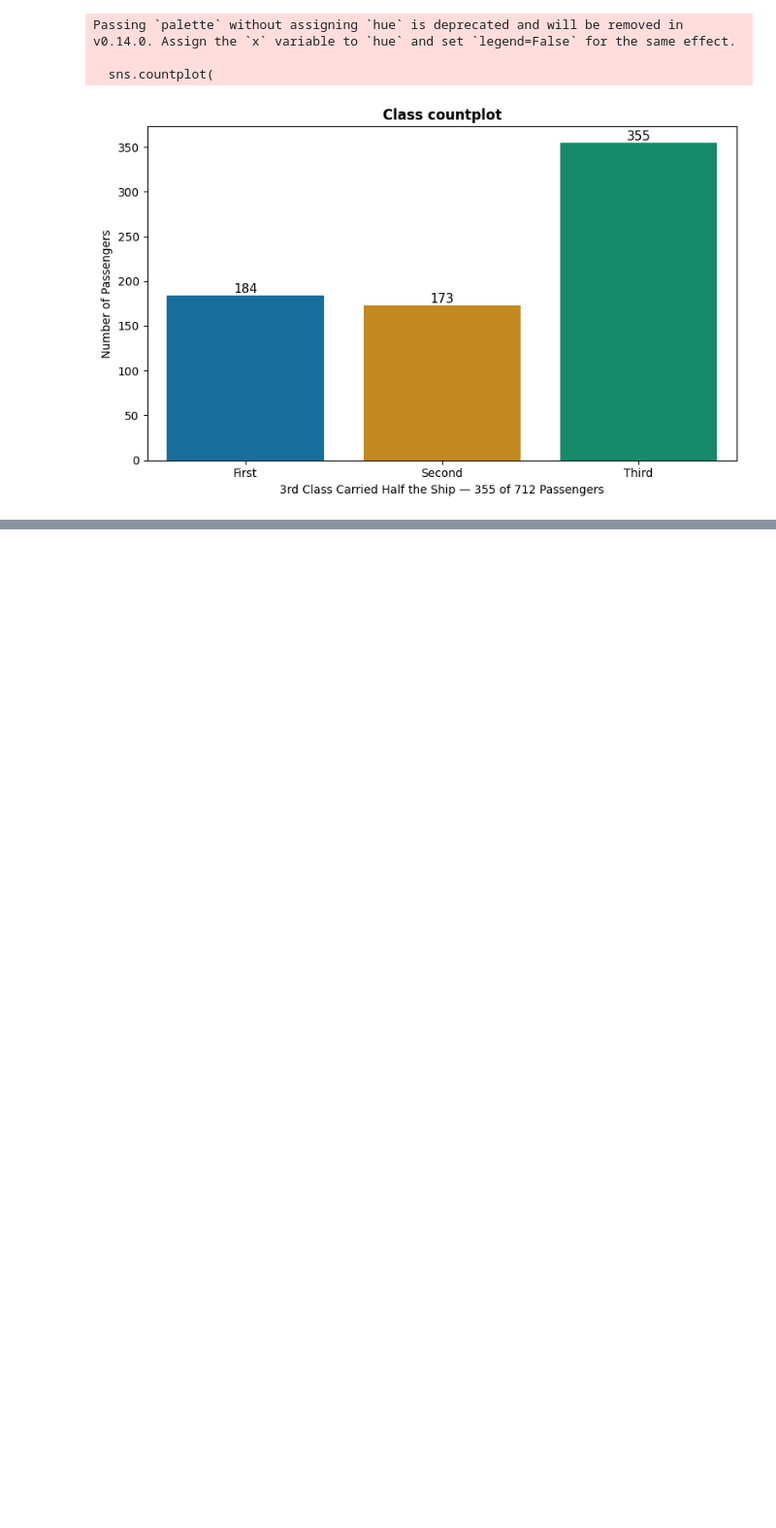
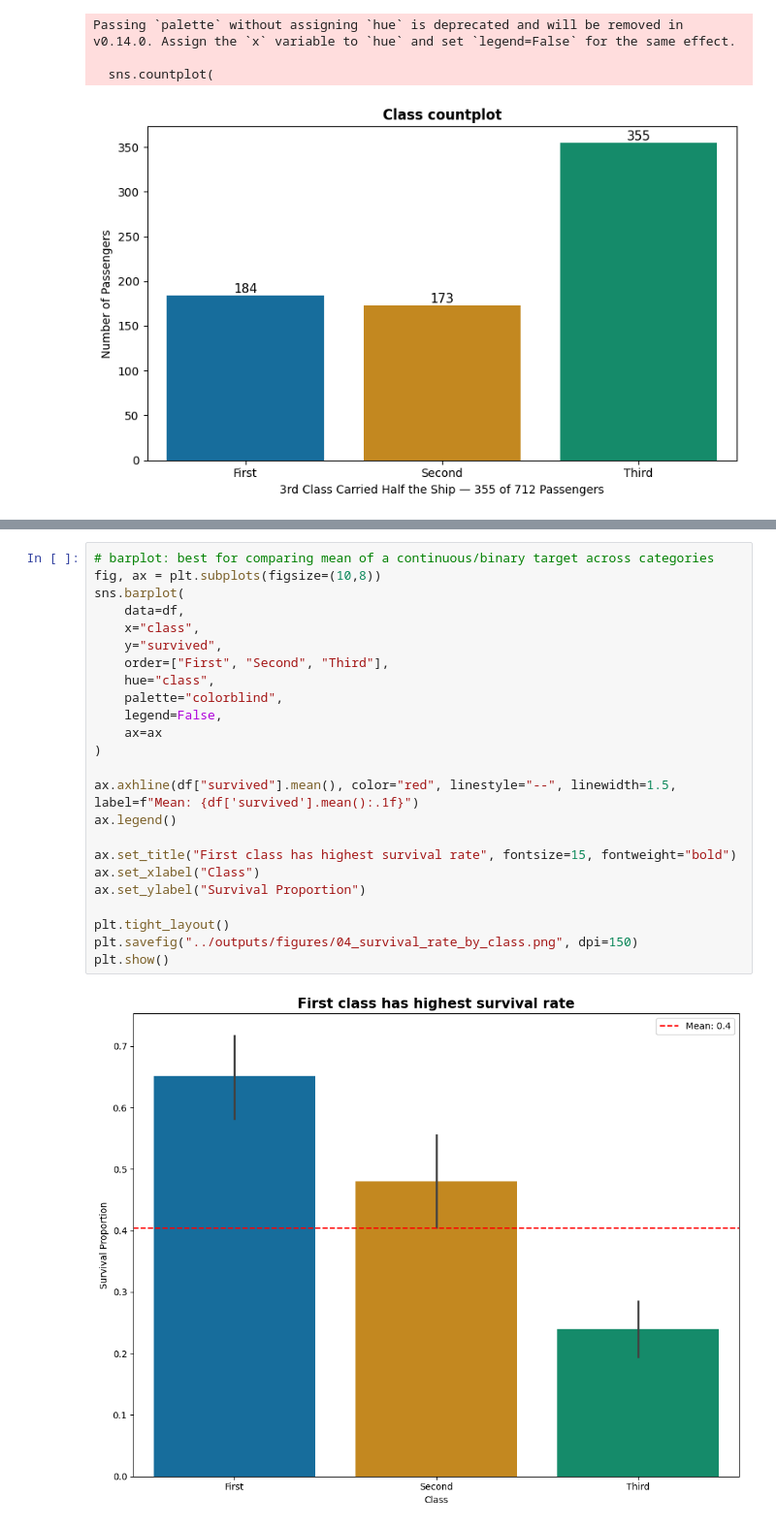
Before and after one commit to Manglam11/data_science_course, a Jupyter notebook: 07_Data_Visualization/notebooks/my_notebook.ipynb, the cells around one changed output, grey strips where cells are left out. Shown at 97% size. Saved outputs shown, nothing was run; the diff lists cells and outputs as text; blank space fills up the shorter version.

Commit message:
feat: Phase 3 bivariate plots — survival, age, fare analysis

```diff
--- a/07_Data_Visualization/notebooks/my_notebook.ipynb
+++ b/07_Data_Visualization/notebooks/my_notebook.ipynb
@@ -273,0 +285,26 @@ Passing `palette` without assigning `hue` is deprecated and will be removed in v
+# %%
+# barplot: best for comparing mean of a continuous/binary target across categories
+fig, ax = plt.subplots(figsize=(10,8))
+sns.barplot(
+    data=df,
+    x="class",
+    y="survived",
+    order=["First", "Second", "Third"],
+    hue="class",
+    palette="colorblind",
+    legend=False,
+    ax=ax
+)
+
+ax.axhline(df["survived"].mean(), color="red", linestyle="--", linewidth=1.5, label=f"Mean: {df['survived'].mean():.1f}")
+ax.legend()
+
+ax.set_title("First class has highest survival rate", fontsize=15, fontweight="bold")
+ax.set_xlabel("Class")
+ax.set_ylabel("Survival Proportion")
+
+plt.tight_layout()
+plt.savefig("../outputs/figures/04_survival_rate_by_class.png", dpi=150)
+plt.show()
+# %% [output]
+[figure, added]
```
Also changed, not shown: parts of 7 cells of this notebook.
